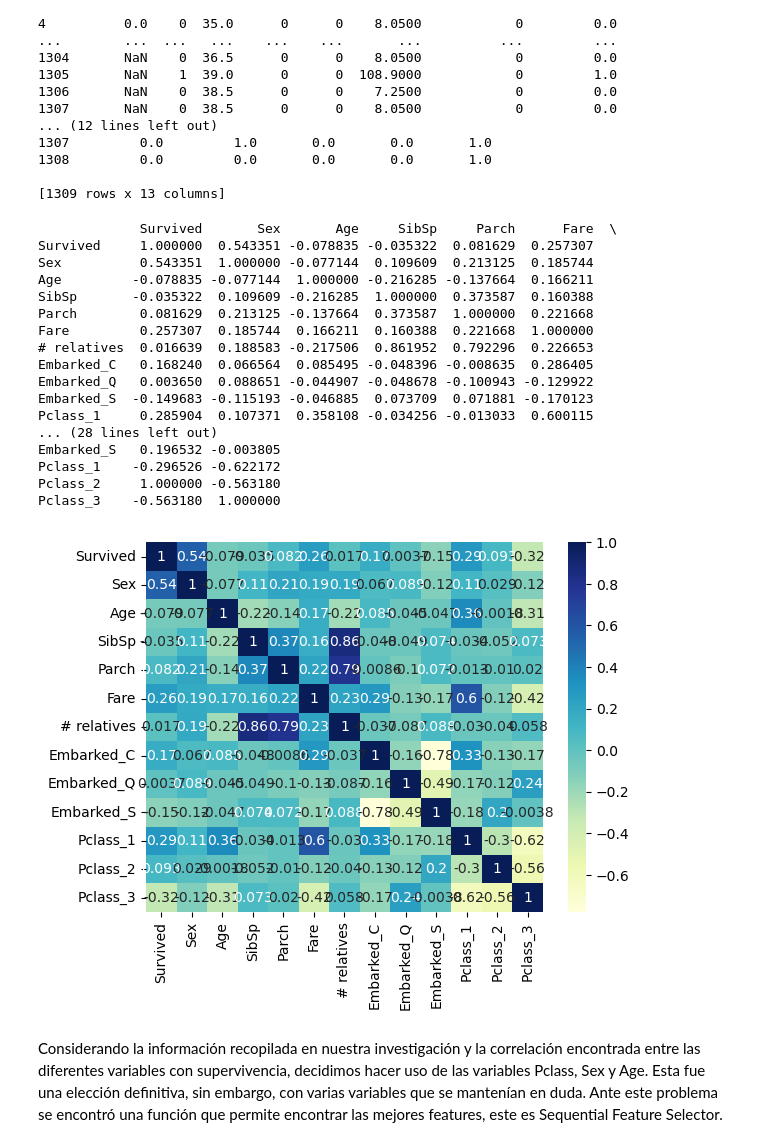
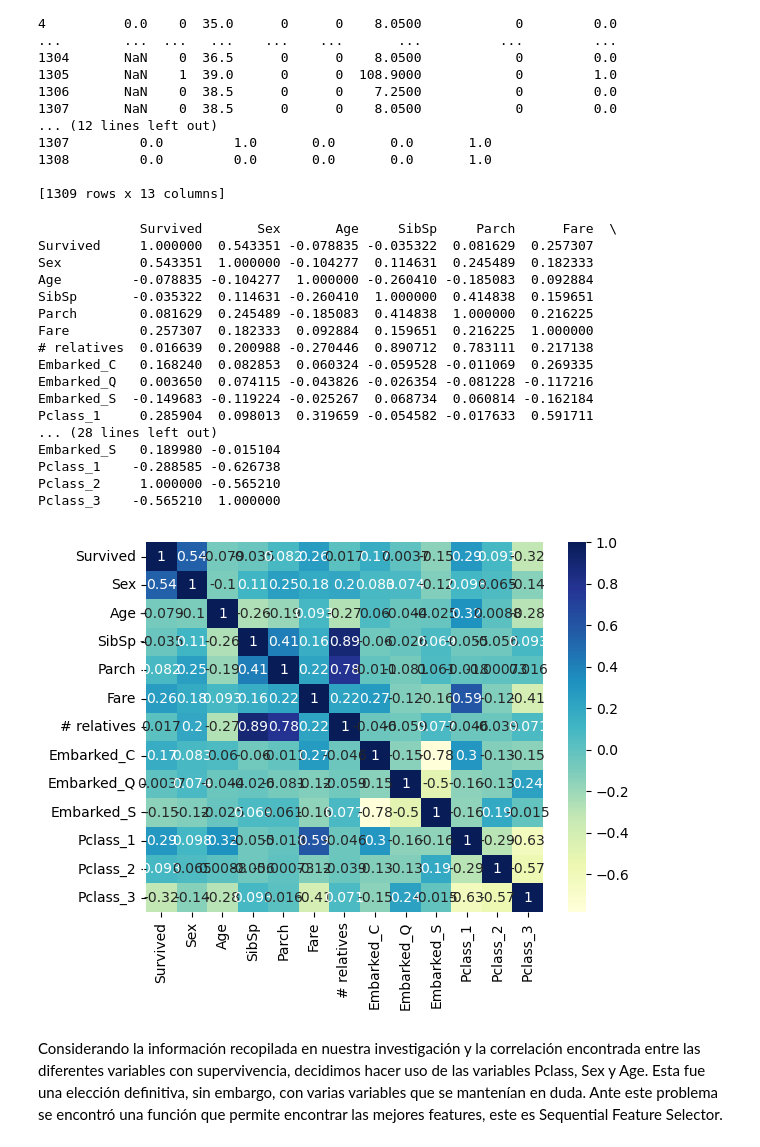
Before and after one commit to AndresOrantes/Reto_Titanic_Equipo5, a Jupyter notebook: InicioTitanic.ipynb, the cells around one changed output. Cells and saved outputs as stored; diff of their text form; code cells hidden in the pictures.

```diff
--- a/InicioTitanic.ipynb
+++ b/InicioTitanic.ipynb
@@ -351,30 +351,32 @@ Encoded Employee data :
 
 [1309 rows x 13 columns]
 # %%
+dftrain=df.iloc[:891]
+dftest=df.iloc[891:]
 
-print(df.corr())
+print(dftrain.corr())
 
 # plotting correlation heatmap
-dataplot = sb.heatmap(df.corr(), cmap="YlGnBu", annot=True)
+dataplot = sb.heatmap(dftrain.corr(), cmap="YlGnBu", annot=True)
 # %% [output]
              Survived       Sex       Age     SibSp     Parch      Fare  \
 Survived     1.000000  0.543351 -0.078835 -0.035322  0.081629  0.257307
-Sex          0.543351  1.000000 -0.077144  0.109609  0.213125  0.185744
-Age         -0.078835 -0.077144  1.000000 -0.216285 -0.137664  0.166211
-SibSp       -0.035322  0.109609 -0.216285  1.000000  0.373587  0.160388
-Parch        0.081629  0.213125 -0.137664  0.373587  1.000000  0.221668
-Fare         0.257307  0.185744  0.166211  0.160388  0.221668  1.000000
-# relatives  0.016639  0.188583 -0.217506  0.861952  0.792296  0.226653
-Embarked_C   0.168240  0.066564  0.085495 -0.048396 -0.008635  0.286405
-Embarked_Q   0.003650  0.088651 -0.044907 -0.048678 -0.100943 -0.129922
-Embarked_S  -0.149683 -0.115193 -0.046885  0.073709  0.071881 -0.170123
-Pclass_1     0.285904  0.107371  0.358108 -0.034256 -0.013033  0.600115
+Sex          0.543351  1.000000 -0.104277  0.114631  0.245489  0.182333
+Age         -0.078835 -0.104277  1.000000 -0.260410 -0.185083  0.092884
+SibSp       -0.035322  0.114631 -0.260410  1.000000  0.414838  0.159651
+Parch        0.081629  0.245489 -0.185083  0.414838  1.000000  0.216225
+Fare         0.257307  0.182333  0.092884  0.159651  0.216225  1.000000
+# relatives  0.016639  0.200988 -0.270446  0.890712  0.783111  0.217138
+Embarked_C   0.168240  0.082853  0.060324 -0.059528 -0.011069  0.269335
+Embarked_Q   0.003650  0.074115 -0.043826 -0.026354 -0.081228 -0.117216
+Embarked_S  -0.149683 -0.119224 -0.025267  0.068734  0.060814 -0.162184
+Pclass_1     0.285904  0.098013  0.319659 -0.054582 -0.017633  0.591711
 ... (28 lines left out)
-Embarked_S   0.196532 -0.003805
-Pclass_1    -0.296526 -0.622172
-Pclass_2     1.000000 -0.563180
-Pclass_3    -0.563180  1.000000
+Embarked_S   0.189980 -0.015104
+Pclass_1    -0.288585 -0.626738
+Pclass_2     1.000000 -0.565210
+Pclass_3    -0.565210  1.000000
-[figure, old version]
+[figure, new version]
 # %% [markdown]
 Considerando la información recopilada en nuestra investigación y la correlación encontrada entre las diferentes variables con supervivencia, decidimos hacer uso de las variables Pclass, Sex y Age. Esta fue una elección definitiva, sin embargo, con varias variables que se mantenían en duda. Ante este problema se encontró una función que permite encontrar las mejores features, este es Sequential Feature Selector.
 # %%
```
Also changed, not shown: parts of 3 cells of this notebook.
